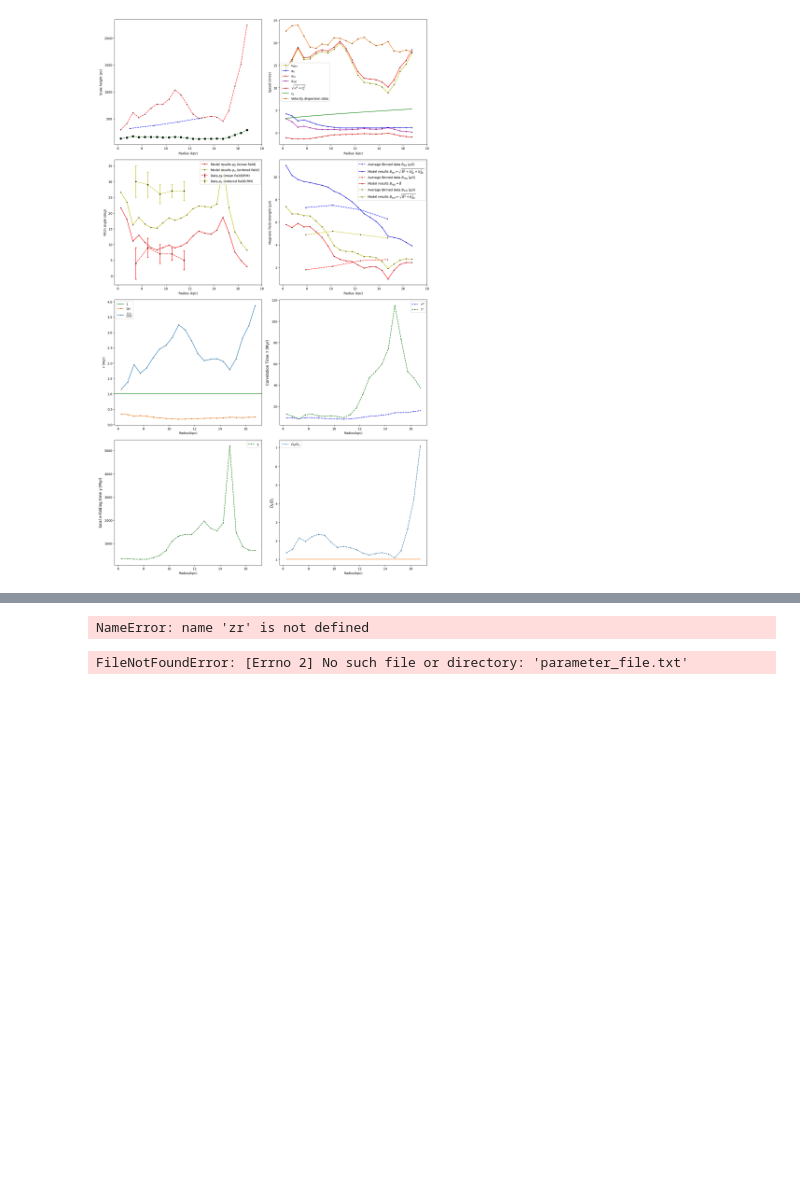
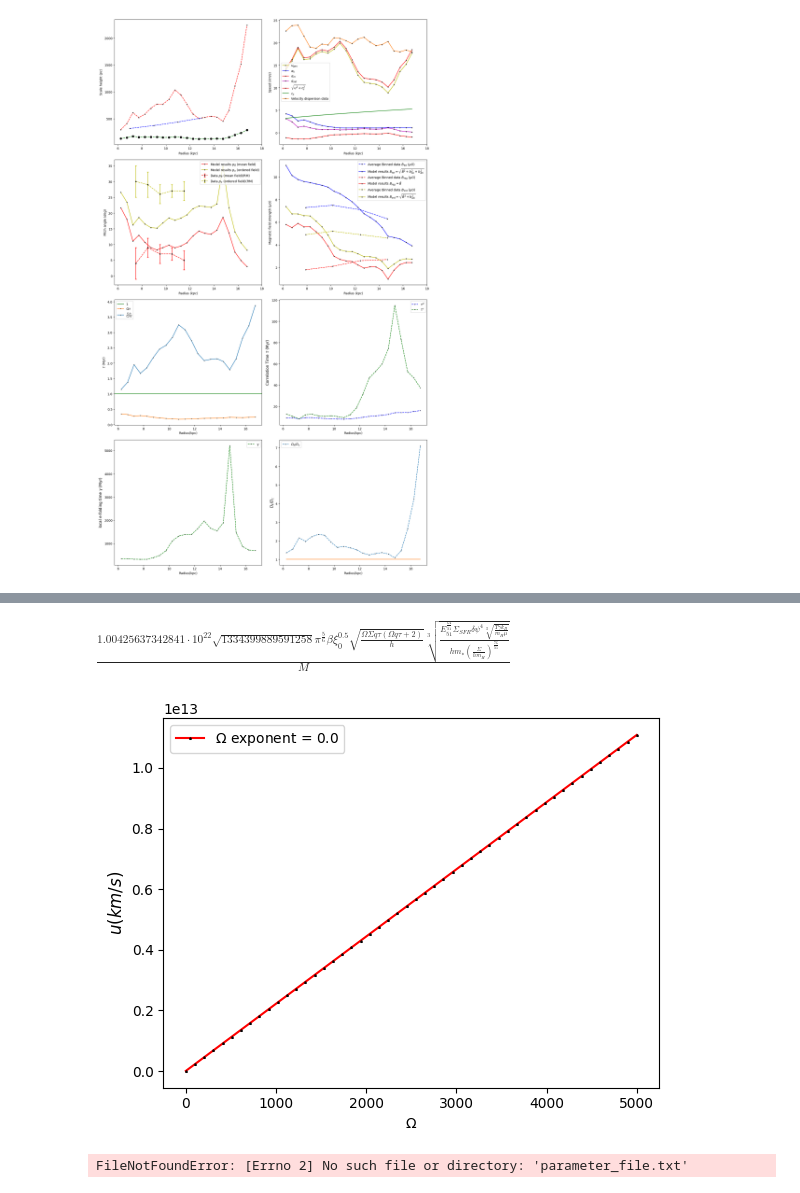
Before and after one commit to Rnazx/MSc.-Thesis, a Jupyter notebook: numerical_calc.ipynb, the cells around one changed output, grey strips where cells are left out. Drawn from its saved outputs; the diff is of its cells as text; code cells hidden in the pictures; blank space fills up the shorter version.

Commit message:
scaling relation function changed

```diff
--- a/numerical_calc.ipynb
+++ b/numerical_calc.ipynb
@@ -305,20 +359,22 @@ scal_finder(t.hsub, t.taue, t.l, sigmatot, data_pass)[1]
+# %%
+bani
+# %% [output]
+$\displaystyle \frac{1.00425637342841 \cdot 10^{22} \sqrt{1334399889591258} \pi^{\frac{5}{6}} \beta \xi_{0}^{0.5} \sqrt{\frac{\Omega \Sigma q \tau \left(\Omega q \tau + 2\right)}{h}} \sqrt[3]{\frac{E_{51}^{\frac{64}{51}} \Sigma_{SFR} \delta \psi^{4} \sqrt[3]{\frac{T \gamma k_{B}}{m_{H} \mu}}}{h m_{*} \left(\frac{\Sigma}{h m_{H}}\right)^{\frac{76}{51}}}}}{M}$
 # %%
-plt.plot(zr, usub/kms,color = 'r', marker='^', linestyle='-',mfc='k',mec='k',markersize=1.2,label = r'$u_{sub}$ exponent = ' + str(round(psub[1],3)) )
-plt.plot(zr,usup/kms,color = 'b', marker='o',linestyle='-',mfc='k',mec='k',markersize=1.2, label = r'$u_{sup}$ exponent = ' + str(round(psup[1],3)))
-plt.plot(zr, ug/kms,color = 'y', marker='o',linestyle='-',mfc='k',mec='k',markersize=1.2, label = r'$u_{gen}$ exponent = ' + str(round(pg[1],3)))
+plt.plot(zr, quan_f,color = 'r', marker='^', linestyle='-',mfc='k',mec='k',markersize=1.2,label = r'$'+str(latex(observable))+r'$ exponent = ' + str(coeff) )
 
-plt.plot(zr, exp_analytical_data(cs, z, t, ca, rk)[0]*np.ones(len(zr))/kms,color = 'g', linestyle = '--', label = r'$c_s$ = '+ str(round(exp_analytical_data(cs, z, t, ca, rk)[0]/kms, 3))+' km/s')
+# plt.plot(zr, exp_analytical_data(cs, z, t, ca, rk)[0]*np.ones(len(zr))/kms,color = 'g', linestyle = '--', label = r'$c_s$ = '+ str(round(exp_analytical_data(cs, z, t, ca, rk)[0]/kms, 3))+' km/s')
 #plt.plot(kpc_radius, kms_dat_v, marker='o',markersize=1.2,c='tab:orange',mfc='k',mec='k', label = 'Velocity dispersion data')
 # plt.yscale('log')
 # plt.xscale('log')
-plt.xlabel(r'$\zeta$')
+plt.xlabel(r'$'+str(latex(observable))+r'$')
 plt.ylabel(r'$u(km/s)$', size='large')
-plt.title('Scaling relation convergence at T = '+ "{:e}".format((round(t[0],2))))
+#plt.title('Scaling relation convergence at T = '+ "{:e}".format((round(t[0],2))))
 plt.legend()
-plt.savefig('t_'+str(t[0])+'.png')
+##plt.savefig('t_'+str(t[0])+'.png')
 plt.show()
 # %% [output]
-NameError: name 'zr' is not defined
+[figure, added]
 # %%
 with open('parameter_file.txt') as f:
     lines = [line.rstrip() for line in f]
```
Also changed, not shown: parts of 2 cells of this notebook, 4 other files.
